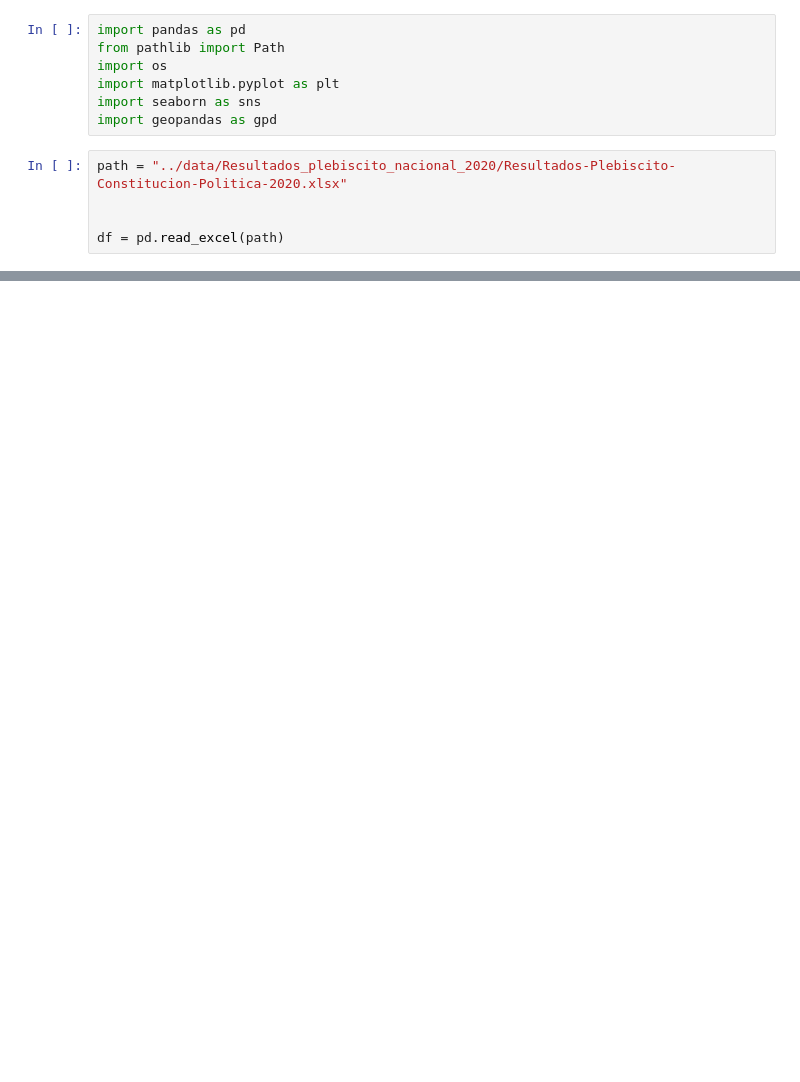
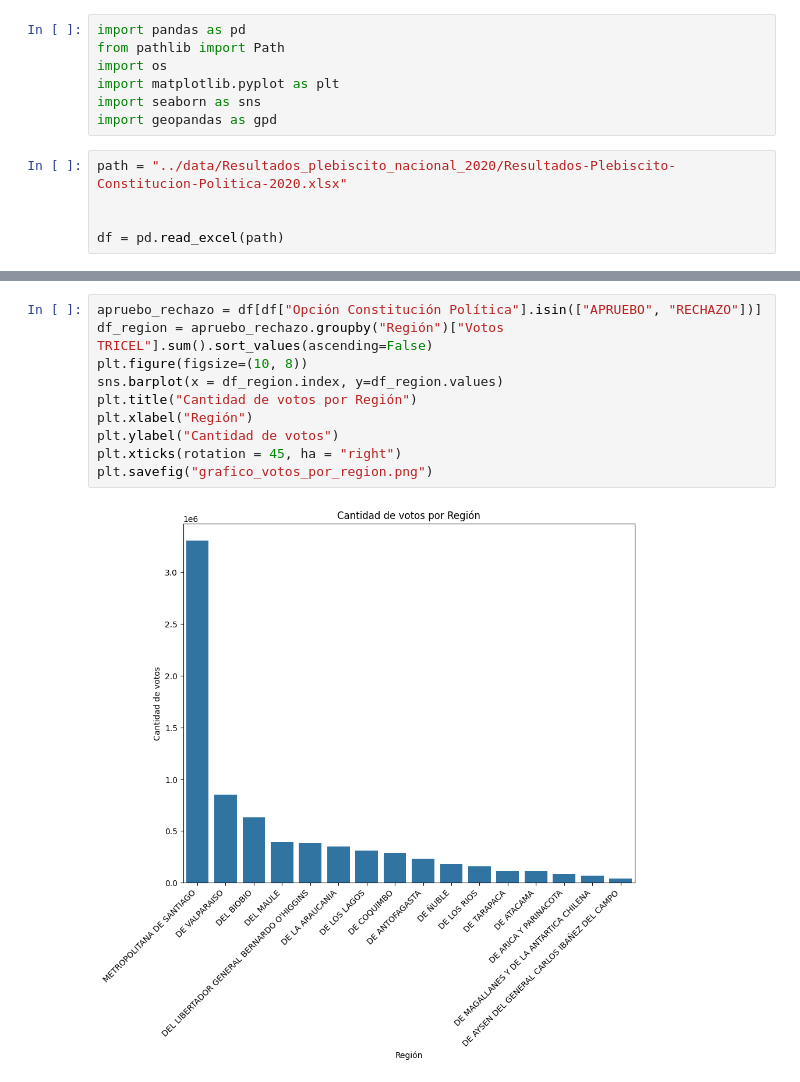
Before and after one commit to NicoRfdez/Proyecto-IMT2200, a Jupyter notebook: Notebooks/03_analisis_resultados_plebiscito_2020.ipynb, the cells around one changed output, grey strips where cells are left out. Drawn from its saved outputs; the diff is of its cells as text; blank space fills up the shorter version.

```diff
--- a/Notebooks/03_analisis_resultados_plebiscito_2020.ipynb
+++ b/Notebooks/03_analisis_resultados_plebiscito_2020.ipynb
@@ -56,0 +60,12 @@ plt.show()
+# %%
+apruebo_rechazo = df[df["Opción Constitución Política"].isin(["APRUEBO", "RECHAZO"])]
+df_region = apruebo_rechazo.groupby("Región")["Votos TRICEL"].sum().sort_values(ascending=False)
+plt.figure(figsize=(10, 8))
+sns.barplot(x = df_region.index, y=df_region.values)
+plt.title("Cantidad de votos por Región")
+plt.xlabel("Región")
+plt.ylabel("Cantidad de votos")
+plt.xticks(rotation = 45, ha = "right")
+plt.savefig("grafico_votos_por_region.png")
+# %% [output]
+[figure, added]
```
Also changed, not shown: parts of 3 cells of this notebook.
